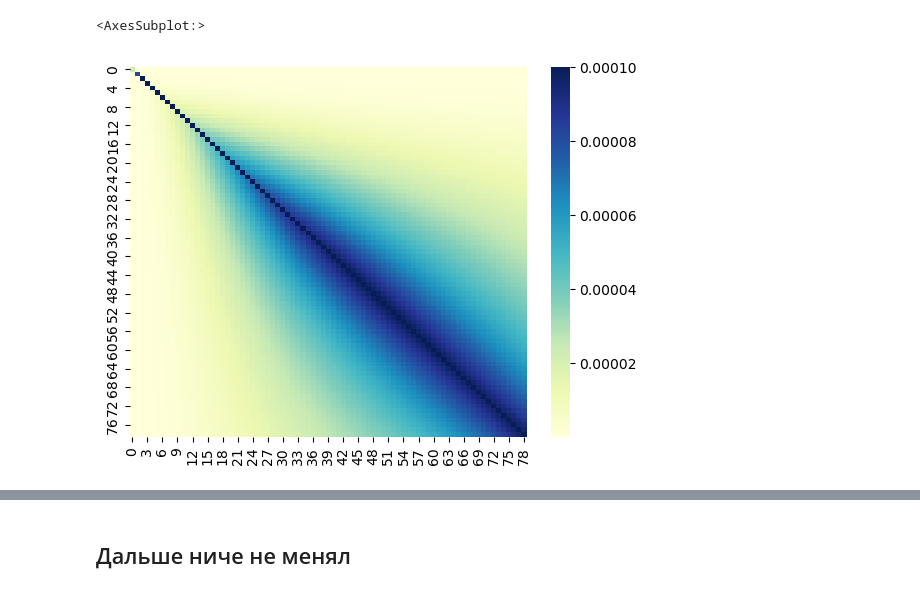
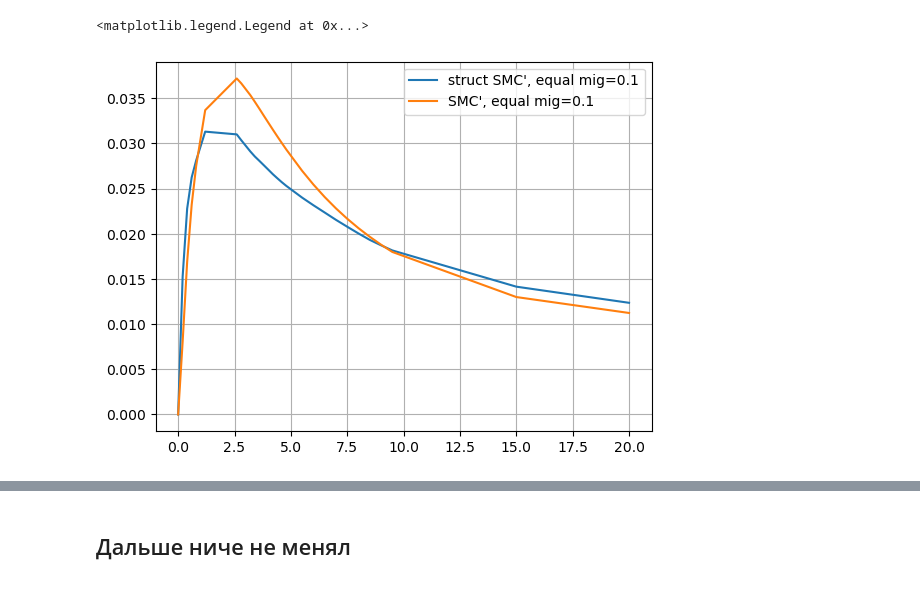
Before and after one commit to TesMichelle/Structed_SMC_thoughts, a Jupyter notebook: sSMC_misha_edit.ipynb, the cells around one changed output, grey strips where cells are left out. Cells and saved outputs as stored; diff of their text form; code cells hidden in the pictures.

```diff
--- a/sSMC_misha_edit.ipynb
+++ b/sSMC_misha_edit.ipynb
@@ -468,5 +430,29 @@ sns.heatmap(joint_smc[:80, 81:160], cmap="YlGnBu", vmax=0.0001)
-# %%
-sns.heatmap(joint_smc[81:160, 81:160], cmap="YlGnBu", vmax=0.0001)
-# %% [output]
-<AxesSubplot:>
-[figure, removed]
+# %%
+full_rec_coal = full_rec_coal[:, :, :dim, :dim]
+# %%
+full_model = np.zeros((rho_vals.shape[0], *data_dx.shape))
+for i in range(rho_vals.shape[0]):
+    full_model[i] = np.block([[full_rec_coal[i, 0], full_rec_coal[i, 1]], [full_rec_coal[i, 2], full_rec_coal[i, 3]]])/dt
+# %%
+TV = np.zeros(rho_vals.shape[0])
+dens_dif = np.zeros((rho_vals.shape[0], joint_smc.shape[1], joint_smc.shape[1]))
+for i in range(rho_vals.shape[0]):
+    dens_dif[i] = joint_smc[i]/joint_smc[i].sum()-full_model[i]/full_model[i].sum()
+    TV[i] = np.sum(abs(dens_dif[i]))*0.5
+# %%
+TV_times = np.zeros(rho_vals.shape[0])
+joint_smc_times = joint_smc[:, :80, :80] + joint_smc[:, 80:, 80:160] + joint_smc[:, 80:160, 80:] + joint_smc[:, 80:160, 80:160]
+full_model_times = full_model[:, :80, :80] + full_model[:, 80:, 80:160] + full_model[:, 80:160, 80:] + full_model[:, 80:160, 80:160]
+dens_dif_times = np.zeros((rho_vals.shape[0], joint_smc_times.shape[1], joint_smc_times.shape[1]))
+for i in range(rho_vals.shape[0]):
+    dens_dif_times[i] = joint_smc_times[i]/joint_smc_times[i].sum()-full_model_times[i]/full_model_times[i].sum()
+    TV_times[i] = np.sum(abs(dens_dif_times[i]))*0.5
+# %%
+TV_simple = np.load('equal_mig_0.1_2000_100_tv.npy')
+plt.plot(np.append([0], rho_vals), np.append([0], TV_times), label='struct SMC\', equal mig=0.1')
+plt.plot(np.append([0], rho_vals), TV_simple, label='SMC\', equal mig=0.1')
+plt.grid()
+plt.legend()
+# %% [output]
+<matplotlib.legend.Legend at 0x...>
+[figure, added]
```
Also changed, not shown: parts of 16 cells of this notebook, 3 other files.
